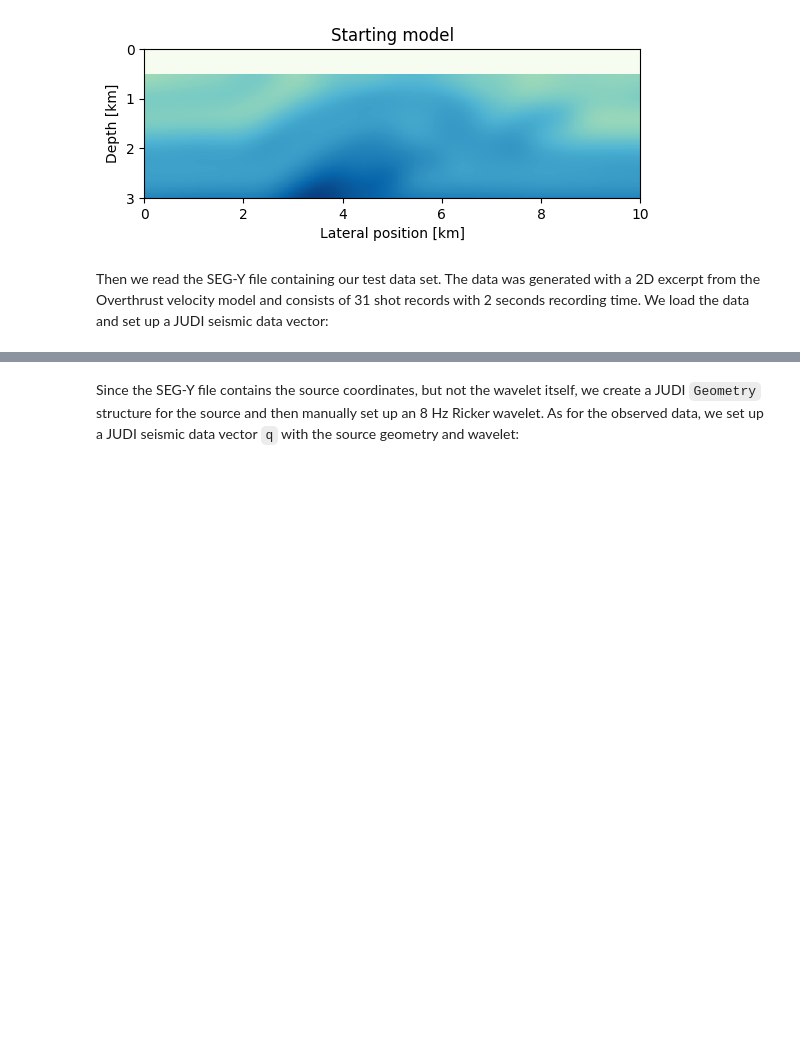
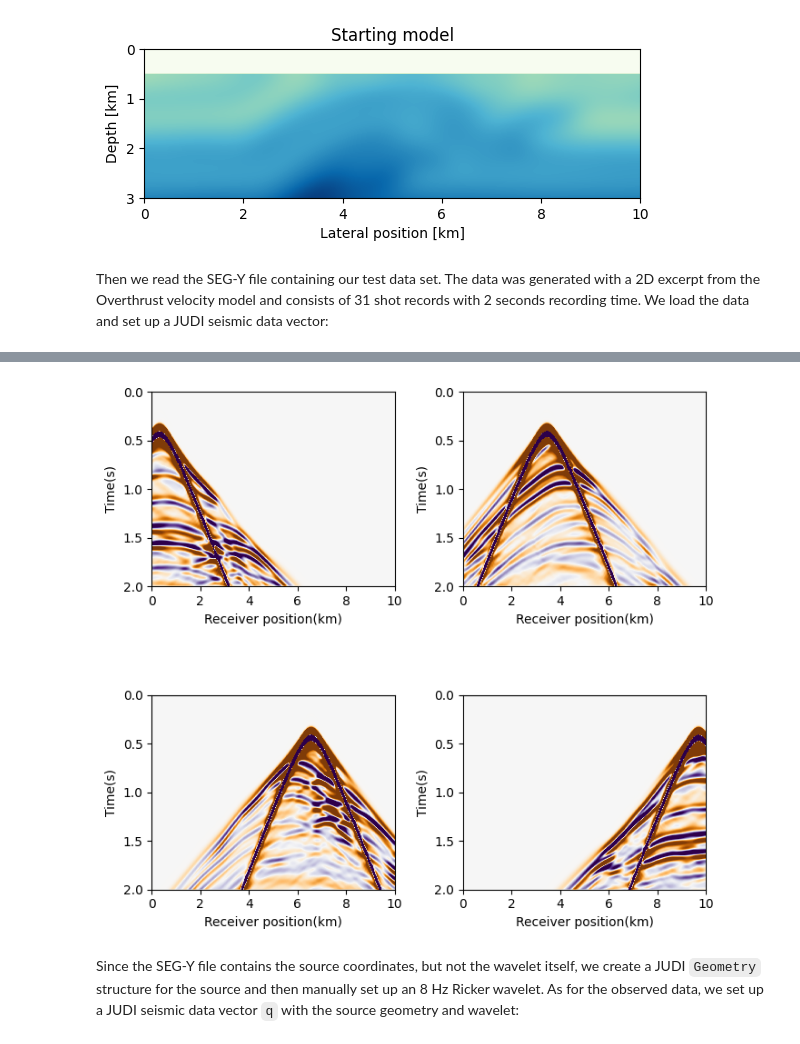
Before and after one commit to slimgroup/JUDI.jl, a Jupyter notebook: examples/notebooks/fwi_example_NLopt.ipynb, the cells around one changed output, grey strips where cells are left out. Drawn from its saved outputs; the diff is of its cells as text; code cells hidden in the pictures; blank space fills up the shorter version.

```diff
--- a/examples/notebooks/fwi_example_NLopt.ipynb
+++ b/examples/notebooks/fwi_example_NLopt.ipynb
@@ -23,3 +26,25 @@ d_obs = judiVector(block);
+# %%
+extent = [0, 10, 2, 0]
+figure(figsize=(7, 7))
+subplot(221)
+imshow(d_obs.data[1], vmin=-1, vmax=1, cmap="PuOr", extent=extent, aspect=4, interpolation="hamming")
+xlabel("Receiver position(km)")
+ylabel("Time(s)")
+subplot(222)
+imshow(d_obs.data[6], vmin=-1, vmax=1, cmap="PuOr", extent=extent, aspect=4, interpolation="hamming")
+xlabel("Receiver position(km)")
+ylabel("Time(s)")
+subplot(223)
+imshow(d_obs.data[11], vmin=-1, vmax=1, cmap="PuOr", extent=extent, aspect=4, interpolation="hamming")
+xlabel("Receiver position(km)")
+ylabel("Time(s)")
+subplot(224)
+imshow(d_obs.data[16], vmin=-1, vmax=1, cmap="PuOr", extent=extent, aspect=4, interpolation="hamming")
+xlabel("Receiver position(km)")
+ylabel("Time(s)")
+tight_layout()
+# %% [output]
+[figure, added]
 # %% [markdown]
 Since the SEG-Y file contains the source coordinates, but not the wavelet itself, we create a JUDI `Geometry` structure for the source and then manually set up an 8 Hz Ricker wavelet. As for the observed data, we set up a JUDI seismic data vector `q` with the source geometry and wavelet:
 # %%
```
Also changed, not shown: parts of 7 cells of this notebook, 3 other files.
